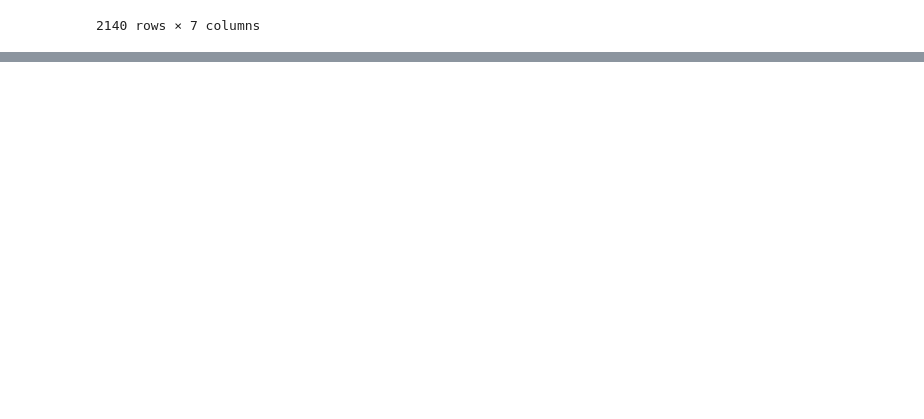
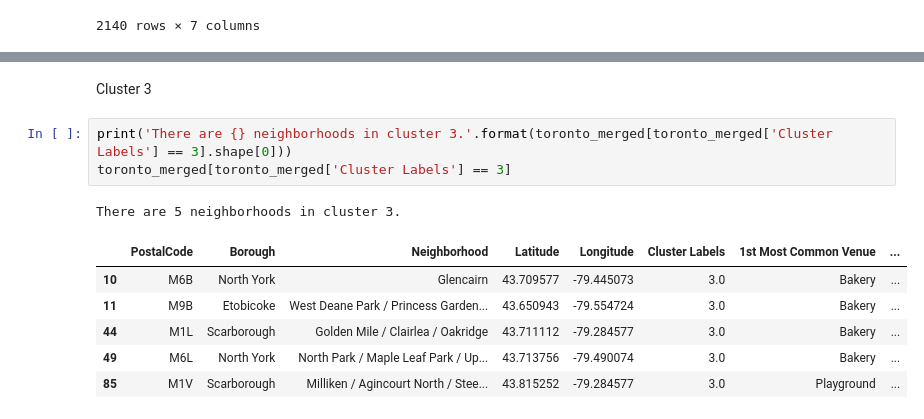
Before and after one commit to askarnik/Coursera_Capstone, a Jupyter notebook: Coursera_Capstone.ipynb, the cells around one changed output, grey strips where cells are left out. Cells and saved outputs as stored; diff of their text form; blank space fills up the shorter version.

```diff
--- a/Coursera_Capstone.ipynb
+++ b/Coursera_Capstone.ipynb
@@ -479,0 +488,13 @@ TypeError: list indices must be integers or slices, not float
+# %% [markdown]
+Cluster 3
+# %%
+print('There are {} neighborhoods in cluster 3.'.format(toronto_merged[toronto_merged['Cluster Labels'] == 3].shape[0]))
+toronto_merged[toronto_merged['Cluster Labels'] == 3]
+# %% [output]
+There are 5 neighborhoods in cluster 3.
+|  | PostalCode | Borough | Neighborhood | Latitude | Longitude | Cluster Labels | 1st Most Common Venue | ... |
+| 10 | M6B | North York | Glencairn | 43.709577 | -79.445073 | 3.0 | Bakery | ... |
+| 11 | M9B | Etobicoke | West Deane Park / Princess Garden... | 43.650943 | -79.554724 | 3.0 | Bakery | ... |
+| 44 | M1L | Scarborough | Golden Mile / Clairlea / Oakridge | 43.711112 | -79.284577 | 3.0 | Bakery | ... |
+| 49 | M6L | North York | North Park / Maple Leaf Park / Up... | 43.713756 | -79.490074 | 3.0 | Bakery | ... |
+| 85 | M1V | Scarborough | Milliken / Agincourt North / Stee... | 43.815252 | -79.284577 | 3.0 | Playground | ... |
```
Also changed, not shown: parts of 43 cells of this notebook.
